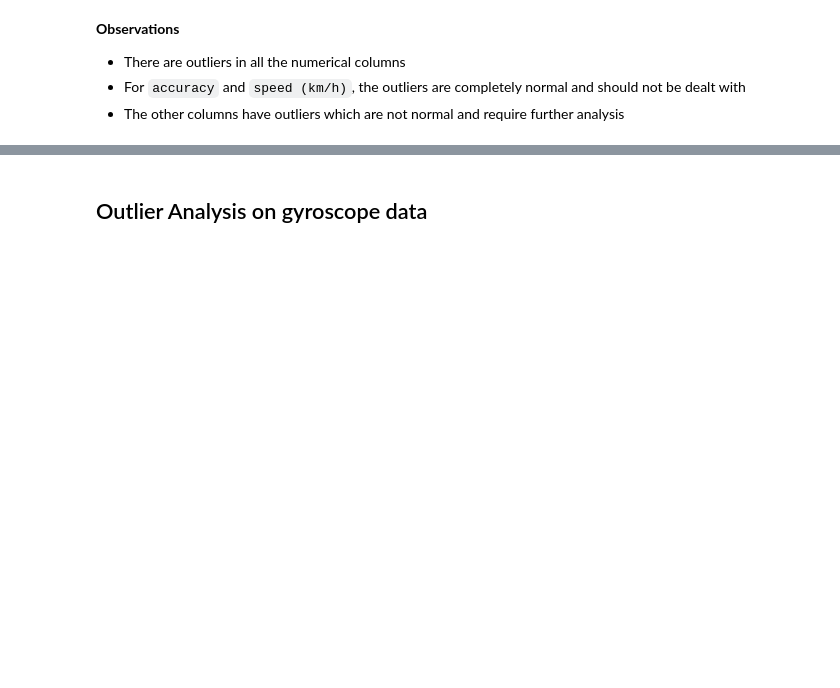
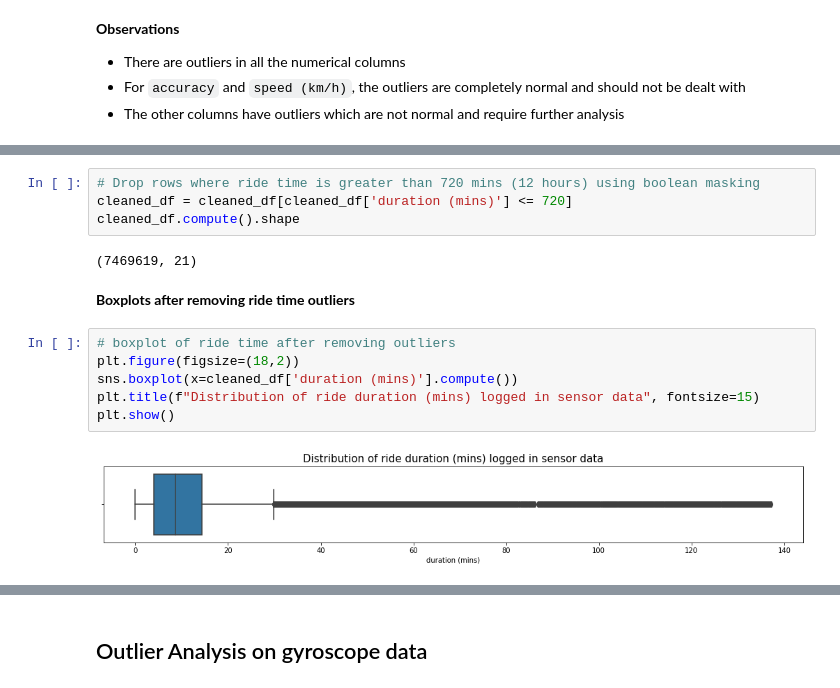
Before and after one commit to timothyckl/Just-Taxi-Analysis, a Jupyter notebook: analysis/outlier_eda_using_dask.ipynb, the cells around one changed output, grey strips where cells are left out. Saved outputs shown, nothing was run; the diff lists cells and outputs as text; blank space fills up the shorter version.

Commit message:
doing outlier analysis using dask

```diff
--- a/analysis/outlier_eda_using_dask.ipynb
+++ b/analysis/outlier_eda_using_dask.ipynb
@@ -145,0 +180,16 @@ Number of unique rides where ride time > 24 hours: 4
+# %%
+# Drop rows where ride time is greater than 720 mins (12 hours) using boolean masking
+cleaned_df = cleaned_df[cleaned_df['duration (mins)'] <= 720]
+cleaned_df.compute().shape
+# %% [output]
+(7469619, 21)
+# %% [markdown]
+**Boxplots after removing ride time outliers**
+# %%
+# boxplot of ride time after removing outliers
+plt.figure(figsize=(18,2))
+sns.boxplot(x=cleaned_df['duration (mins)'].compute())
+plt.title(f"Distribution of ride duration (mins) logged in sensor data", fontsize=15)
+plt.show()
+# %% [output]
+[figure, added]
```
Also changed, not shown: parts of 28 cells of this notebook.
